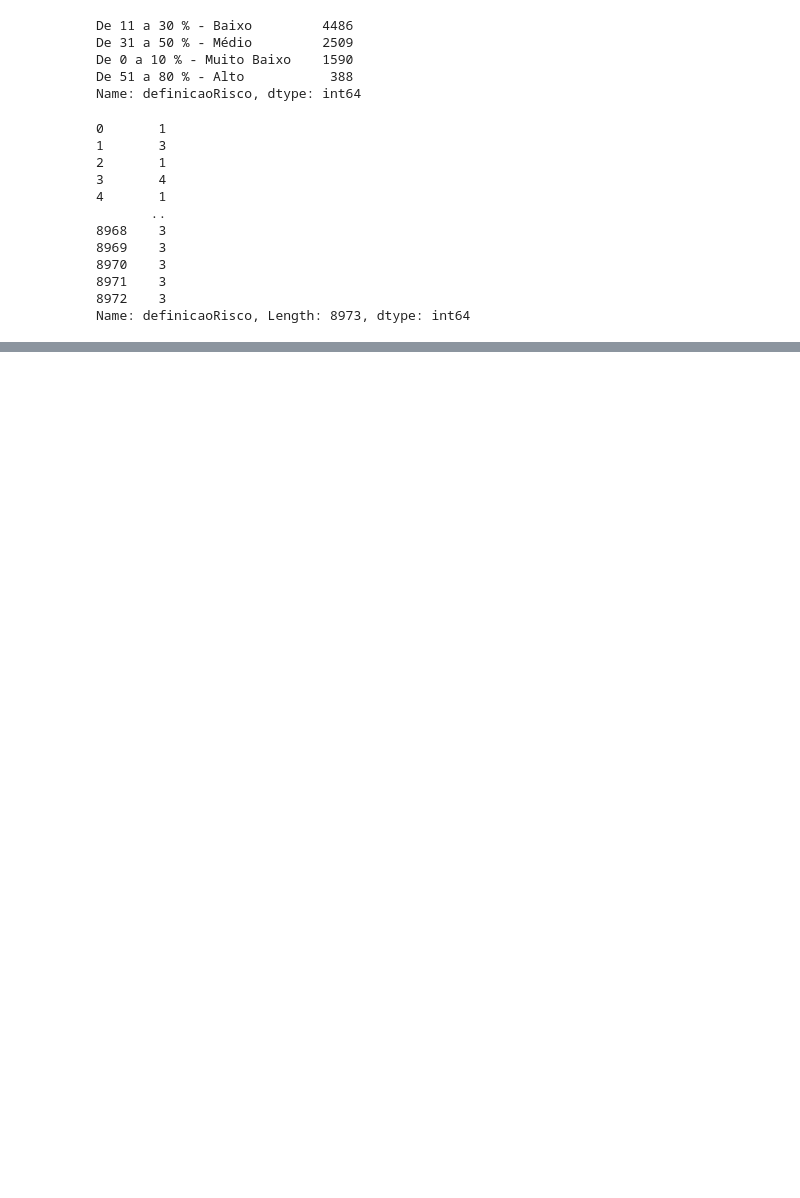
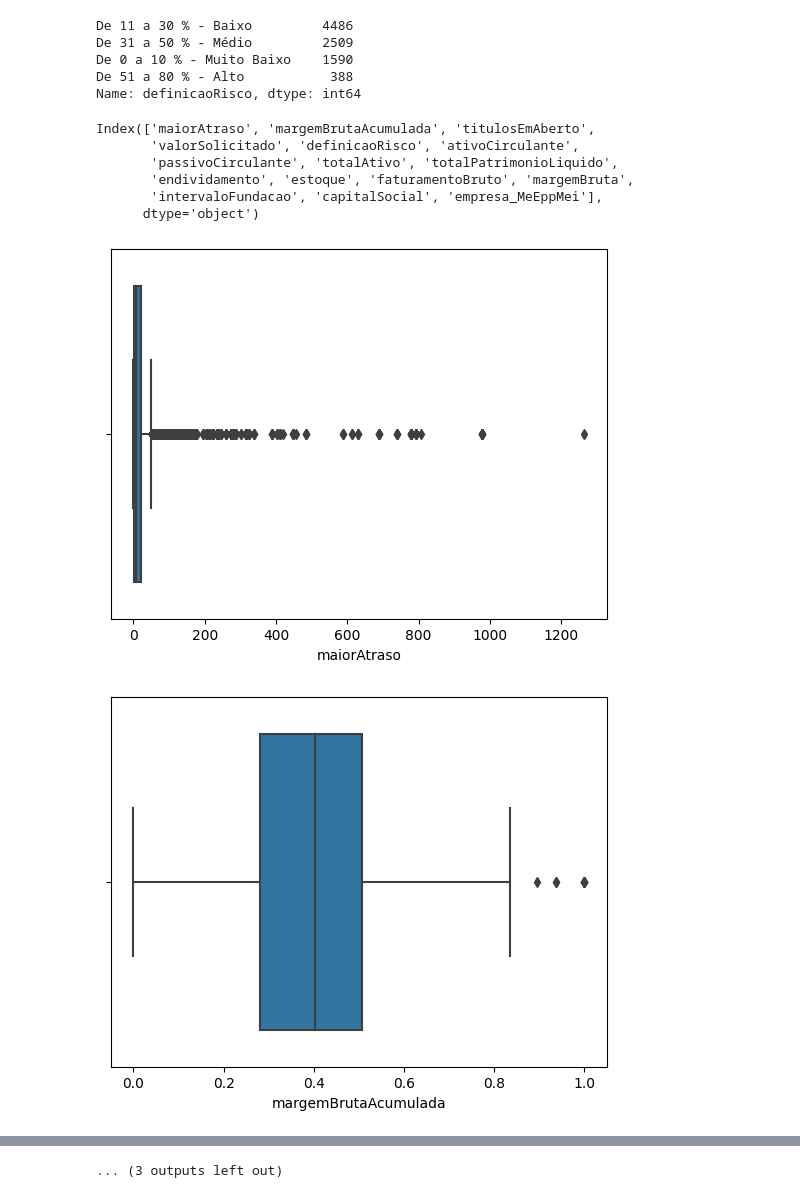
Before and after one commit to MBA-IA-GROUP-A/bootcamp, a Jupyter notebook: nootbooks/cluster.ipynb, the cells around one changed output, grey strips where cells are left out. Saved outputs shown, nothing was run; the diff lists cells and outputs as text; code cells hidden in the pictures; blank space fills up the shorter version.

```diff
--- a/nootbooks/cluster.ipynb
+++ b/nootbooks/cluster.ipynb
@@ -77,8 +78,7 @@ data.drop([
   'duplicatasAReceber',
   'primeiraCompra',
   'percentualProtestos',
-  'prazoMedioRecebimentoVendas',
-  'empresa_MeEppMei'
+  'prazoMedioRecebimentoVendas'
 ], axis=1, inplace=True)
 # %%
 data.isnull().sum()
@@ -139,23 +140,20 @@ Name: definicaoRisco, dtype: int64
 # %%
 # transform categorical data to numeric
 data['definicaoRisco'] = data['definicaoRisco'].map({'De 11 a 30 % - Baixo': 1, 'De 31 a 50 % - Médio': 2, 'De 0 a 10 % - Muito Baixo': 3, 'De 51 a 80 % - Alto': 4, 'nan': 1})
-# data['empresa_MeEppMei'] = data['empresa_MeEppMei'].map({True: 1, False: 0, 'nan': 0})
+data['empresa_MeEppMei'] = data['empresa_MeEppMei'].map({True: 1, False: 0, 'nan': 0})
 data['intervaloFundacao'] = data['intervaloFundacao'].map({ 'Acima de 17 anos': 4, 'De 11 a 16 anos': 3, 'De 6 a 10 anos': 2, 'De 0 a 5 anos': 1, 'nan': 1 })
-# %%
-data['definicaoRisco']
-# %% [output]
-0       1
-1       3
-2       1
-3       4
-4       1
-       ..
-8968    3
-8969    3
-8970    3
-8971    3
-8972    3
-Name: definicaoRisco, Length: 8973, dtype: int64
 # %%
 data['definicaoRisco'].fillna(0, inplace=True)
+data['empresa_MeEppMei'].fillna(0, inplace=True)
 data['intervaloFundacao'].fillna(1, inplace=True)
+# %%
+# find outliers
+features = data.select_dtypes(exclude = ["object"]).columns
+features
+# %% [output]
+Index(['maiorAtraso', 'margemBrutaAcumulada', 'titulosEmAberto',
+       'valorSolicitado', 'definicaoRisco', 'ativoCirculante',
+       'passivoCirculante', 'totalAtivo', 'totalPatrimonioLiquido',
+       'endividamento', 'estoque', 'faturamentoBruto', 'margemBruta',
+       'intervaloFundacao', 'capitalSocial', 'empresa_MeEppMei'],
+      dtype='object')
@@ -161,0 +166,7 @@ data['intervaloFundacao'].fillna(1, inplace=True)
+# %%
+for i in outliers:
+    sns.boxplot(x=outliers[i])
+    plt.show()
+# %% [output]
+[figure, added]
+[figure, added]
@@ -161,0 +183 @@ data['intervaloFundacao'].fillna(1, inplace=True)
+... (3 outputs left out)
```
Also changed, not shown: parts of 24 cells of this notebook, 1 other file.
